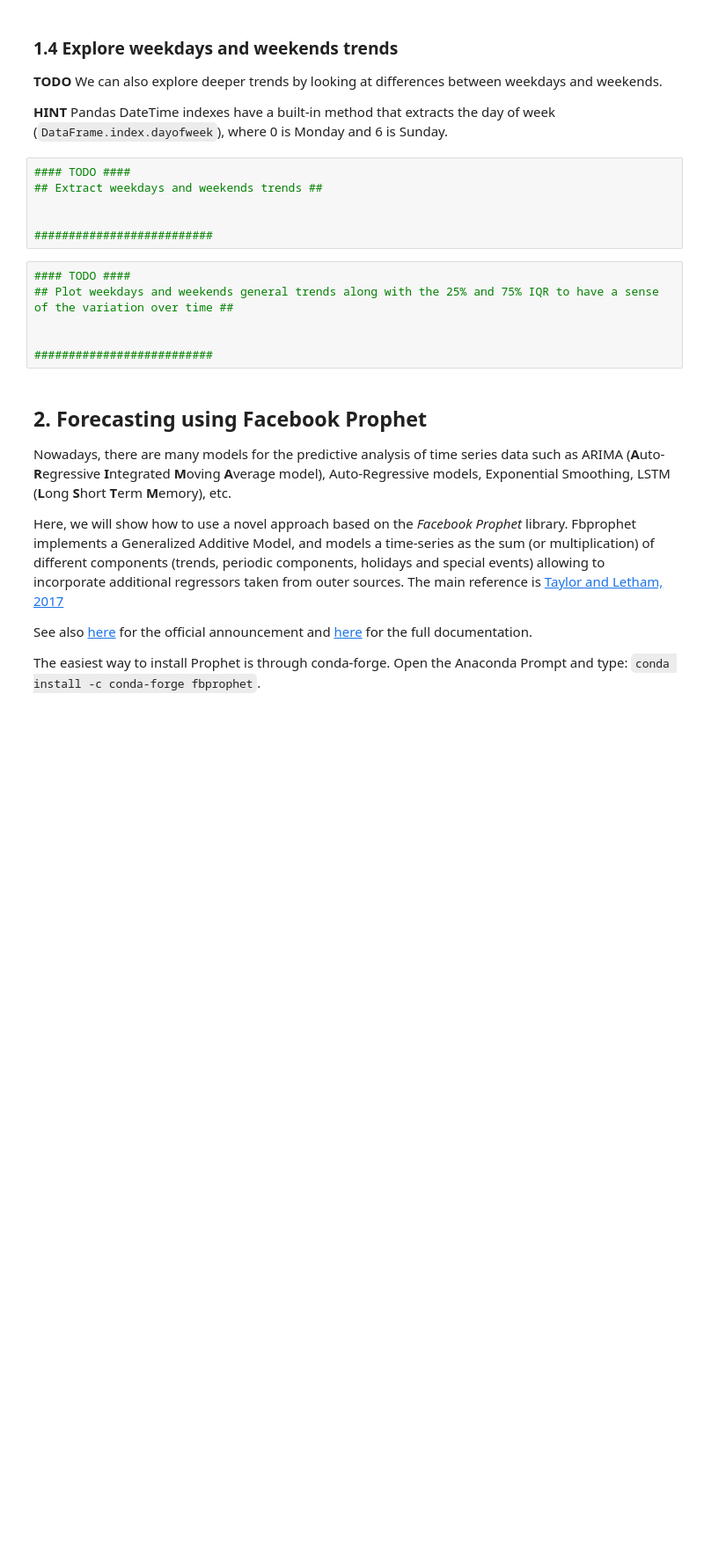
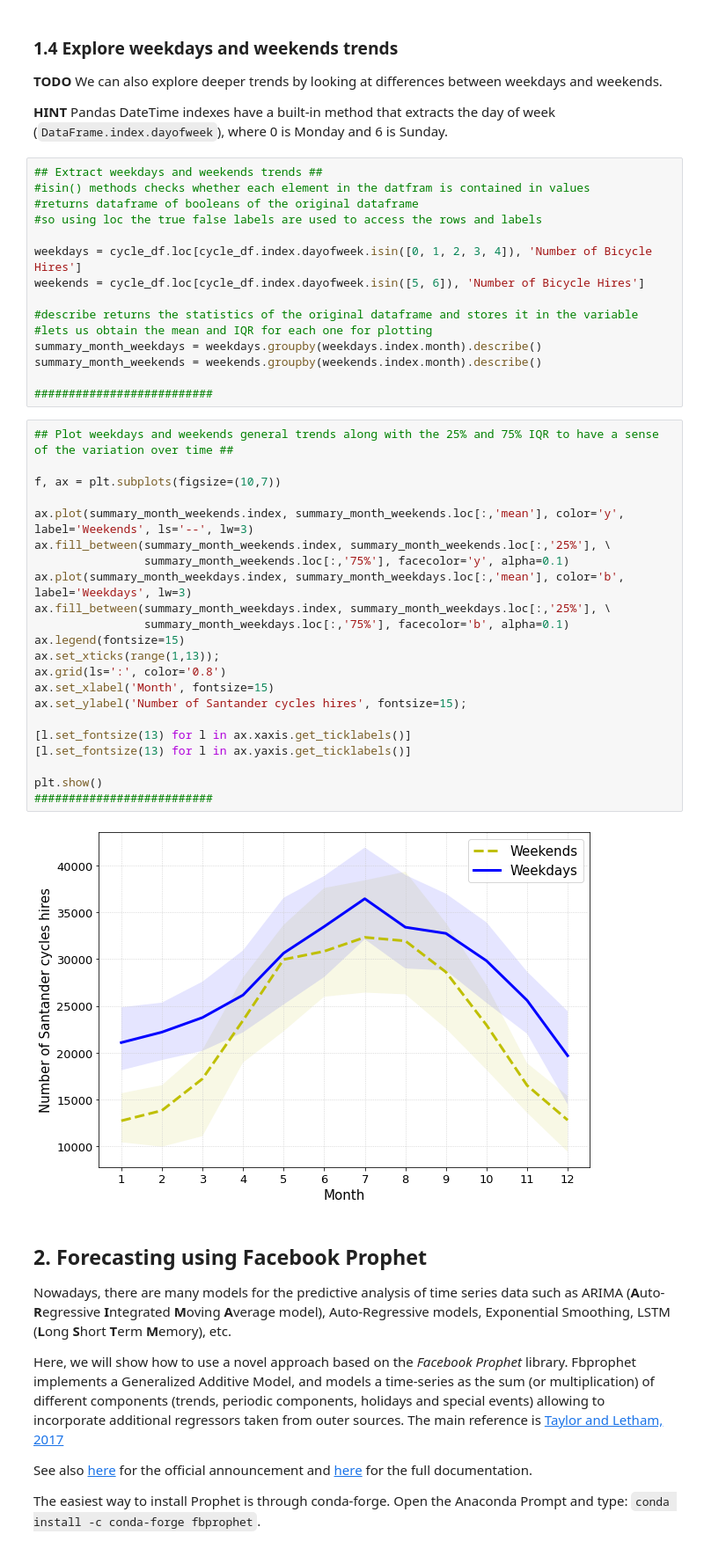
Before and after one commit to UCL-ELEC0136/5-forecasting-Trinity-Actual, a Jupyter notebook: LAB5.ipynb, the cells around one changed output. Shown: that part at 88% size. Drawn from its saved outputs; the diff is of its cells as text; blank space fills up the shorter version.

```diff
--- a/LAB5.ipynb
+++ b/LAB5.ipynb
@@ -145,18 +243,45 @@ ax.set_yticklabels(day_abbr[0:7]);
 **TODO** We can also explore deeper trends by looking at differences between weekdays and weekends.
 
 **HINT** Pandas DateTime indexes have a built-in method that extracts the day of week (`DataFrame.index.dayofweek`), where 0 is Monday and 6 is Sunday.
-# %%
-#### TODO ####
-## Extract weekdays and weekends trends ##
-
-
-##########################
-# %%
-#### TODO ####
-## Plot weekdays and weekends general trends along with the 25% and 75% IQR to have a sense of the variation over time ##
-
-
-##########################
+# %%
+## Extract weekdays and weekends trends ##
+#isin() methods checks whether each element in the datfram is contained in values
+#returns dataframe of booleans of the original dataframe
+#so using loc the true false labels are used to access the rows and labels
+
+weekdays = cycle_df.loc[cycle_df.index.dayofweek.isin([0, 1, 2, 3, 4]), 'Number of Bicycle Hires']
+weekends = cycle_df.loc[cycle_df.index.dayofweek.isin([5, 6]), 'Number of Bicycle Hires']
+
+#describe returns the statistics of the original dataframe and stores it in the variable
+#lets us obtain the mean and IQR for each one for plotting
+summary_month_weekdays = weekdays.groupby(weekdays.index.month).describe()
+summary_month_weekends = weekends.groupby(weekends.index.month).describe()
+
+##########################
+# %%
+## Plot weekdays and weekends general trends along with the 25% and 75% IQR to have a sense of the variation over time ##
+
+f, ax = plt.subplots(figsize=(10,7))
+
+ax.plot(summary_month_weekends.index, summary_month_weekends.loc[:,'mean'], color='y', label='Weekends', ls='--', lw=3)
+ax.fill_between(summary_month_weekends.index, summary_month_weekends.loc[:,'25%'], \
+                summary_month_weekends.loc[:,'75%'], facecolor='y', alpha=0.1)
+ax.plot(summary_month_weekdays.index, summary_month_weekdays.loc[:,'mean'], color='b', label='Weekdays', lw=3)
+ax.fill_between(summary_month_weekdays.index, summary_month_weekdays.loc[:,'25%'], \
+                summary_month_weekdays.loc[:,'75%'], facecolor='b', alpha=0.1)
+ax.legend(fontsize=15)
+ax.set_xticks(range(1,13));
+ax.grid(ls=':', color='0.8')
+ax.set_xlabel('Month', fontsize=15)
+ax.set_ylabel('Number of Santander cycles hires', fontsize=15);
+
+[l.set_fontsize(13) for l in ax.xaxis.get_ticklabels()]
+[l.set_fontsize(13) for l in ax.yaxis.get_ticklabels()]
+
+plt.show()
+##########################
+# %% [output]
+[figure, added]
 # %% [markdown]
 ## 2. Forecasting using Facebook Prophet
 
```
Also changed, not shown: parts of 26 cells of this notebook.
